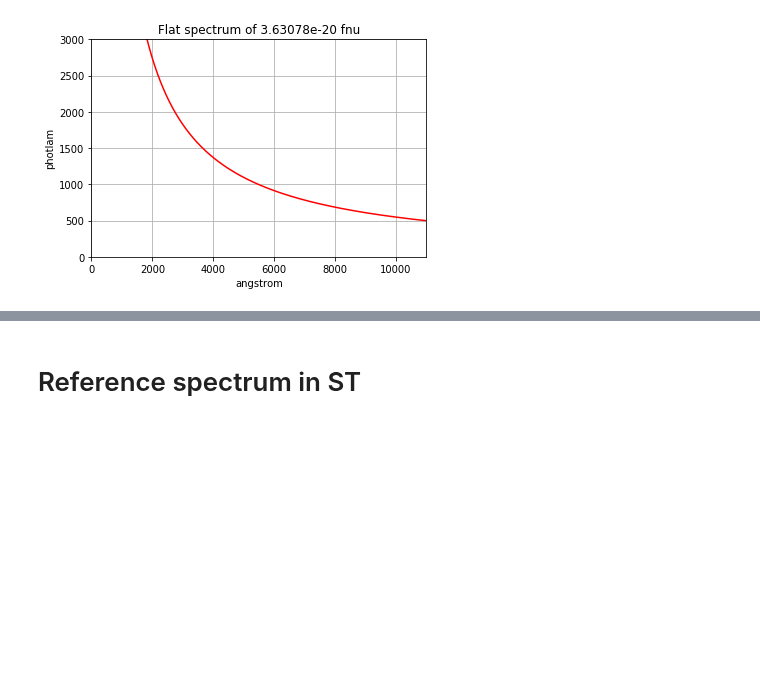
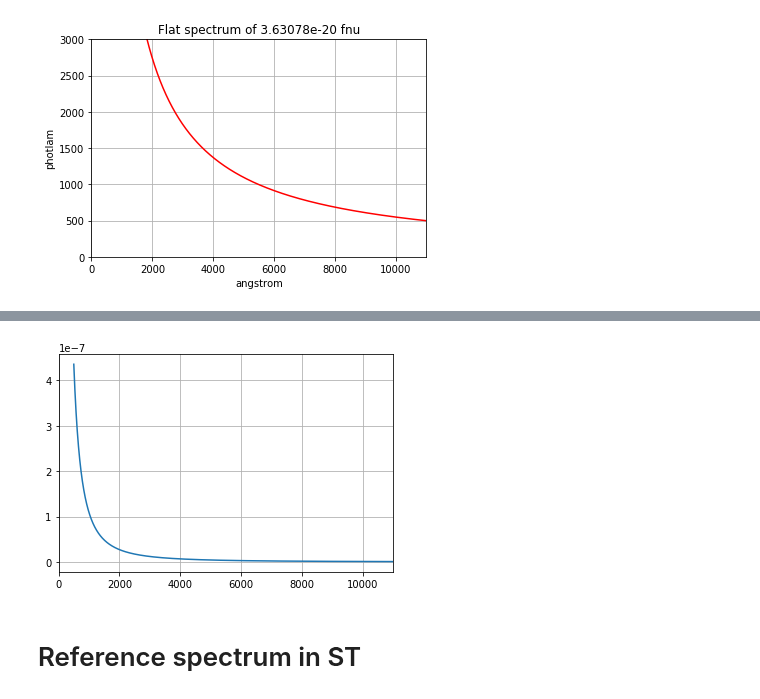
Before and after one commit to sylvielsstfr/PC5AtmStudies, a Jupyter notebook: SNLS/CalibrationSpectra.ipynb, the cells around one changed output, grey strips where cells are left out. Cells and saved outputs as stored; diff of their text form; code cells hidden in the pictures; blank space fills up the shorter version.

```diff
--- a/SNLS/CalibrationSpectra.ipynb
+++ b/SNLS/CalibrationSpectra.ipynb
@@ -129,0 +146,4 @@ plt.grid()
+# %%
+lambda_wl=calib_source.wave
+S_lambda=f_0/lambda_wl**2*S.units.C
+S_photons=f_0/lambda_wl
@@ -130,3 +154,10 @@ plt.grid()
+# %%
+plt.plot(lambda_wl,S_lambda)
+#plt.ylim(0,3000.)
+plt.xlim(0.,11000.)
+plt.grid()
+# %% [output]
+[figure, added]
 # %% [markdown]
 # Reference spectrum in ST
 # %% [markdown]
```
Also changed, not shown: parts of 9 cells of this notebook, 7 other files.
